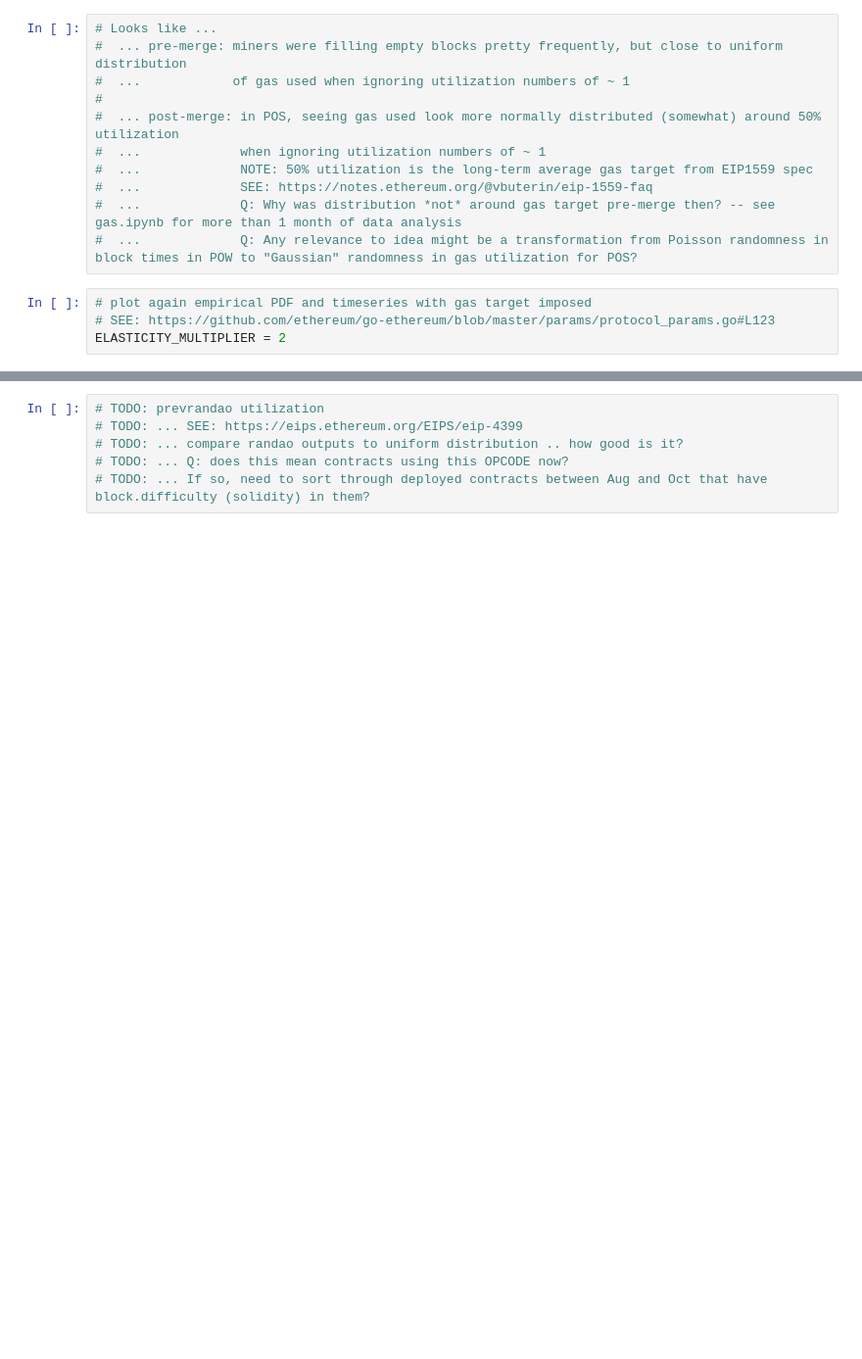
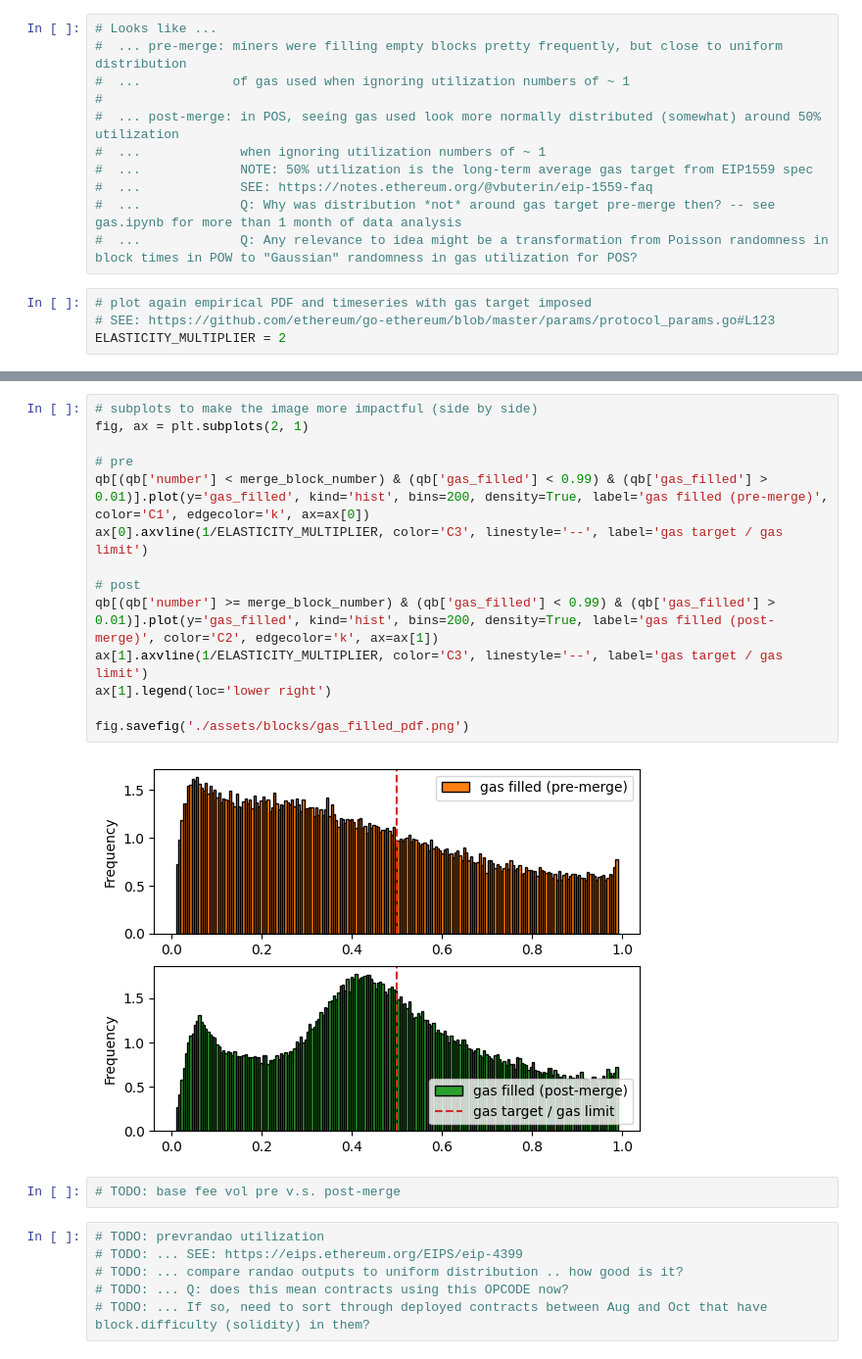
Before and after one commit to fmrmf/merge-challenge, a Jupyter notebook: notebook/blocks.ipynb, the cells around one changed output, grey strips where cells are left out. Shown at 98% size. Drawn from its saved outputs; the diff is of its cells as text; blank space fills up the shorter version.

Commit message:
clean up side by side density plots

```diff
--- a/notebook/blocks.ipynb
+++ b/notebook/blocks.ipynb
@@ -624,3 +606,21 @@ fig.savefig('./assets/blocks/gas_filled_pdf.png')
+# %%
+# subplots to make the image more impactful (side by side)
+fig, ax = plt.subplots(2, 1)
+
+# pre
+qb[(qb['number'] < merge_block_number) & (qb['gas_filled'] < 0.99) & (qb['gas_filled'] > 0.01)].plot(y='gas_filled', kind='hist', bins=200, density=True, label='gas filled (pre-merge)', color='C1', edgecolor='k', ax=ax[0])
+ax[0].axvline(1/ELASTICITY_MULTIPLIER, color='C3', linestyle='--', label='gas target / gas limit')
+
+# post
+qb[(qb['number'] >= merge_block_number) & (qb['gas_filled'] < 0.99) & (qb['gas_filled'] > 0.01)].plot(y='gas_filled', kind='hist', bins=200, density=True, label='gas filled (post-merge)', color='C2', edgecolor='k', ax=ax[1])
+ax[1].axvline(1/ELASTICITY_MULTIPLIER, color='C3', linestyle='--', label='gas target / gas limit')
+ax[1].legend(loc='lower right')
+
+fig.savefig('./assets/blocks/gas_filled_pdf.png')
+# %% [output]
+[figure, added]
+# %%
+# TODO: base fee vol pre v.s. post-merge
 # %%
 # TODO: prevrandao utilization
 # TODO: ... SEE: https://eips.ethereum.org/EIPS/eip-4399
```
Also changed, not shown: parts of 10 cells of this notebook, 3 other files.
